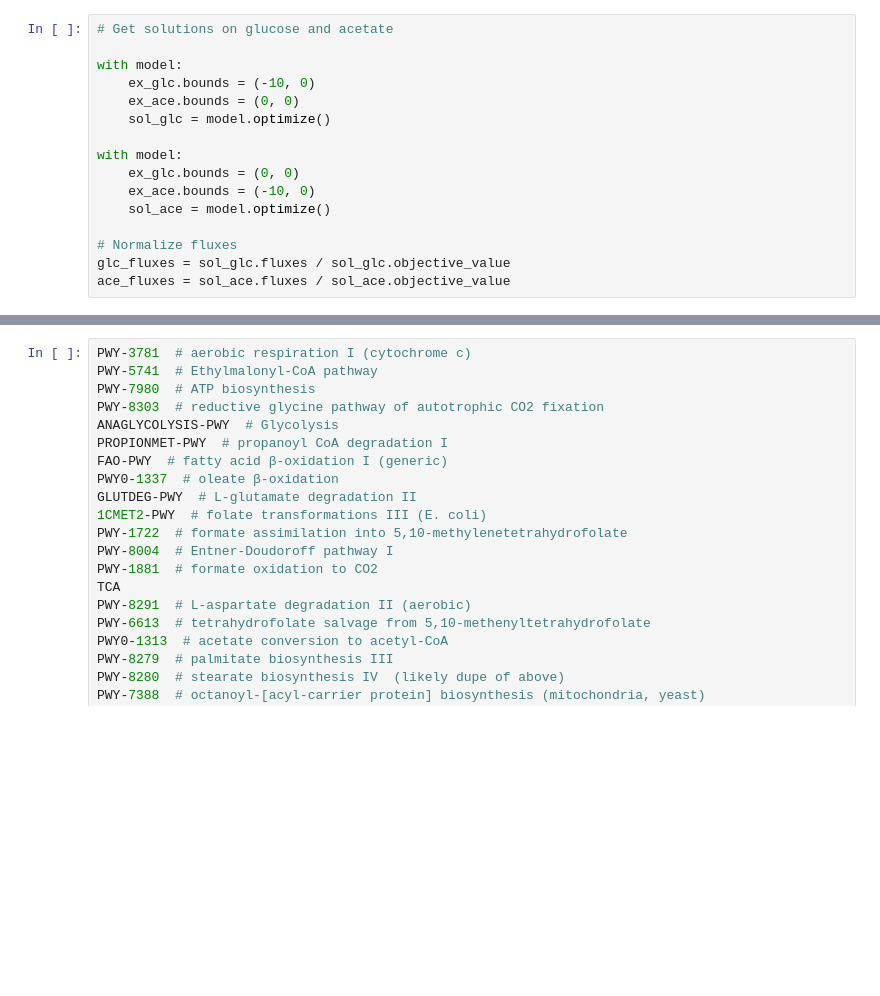
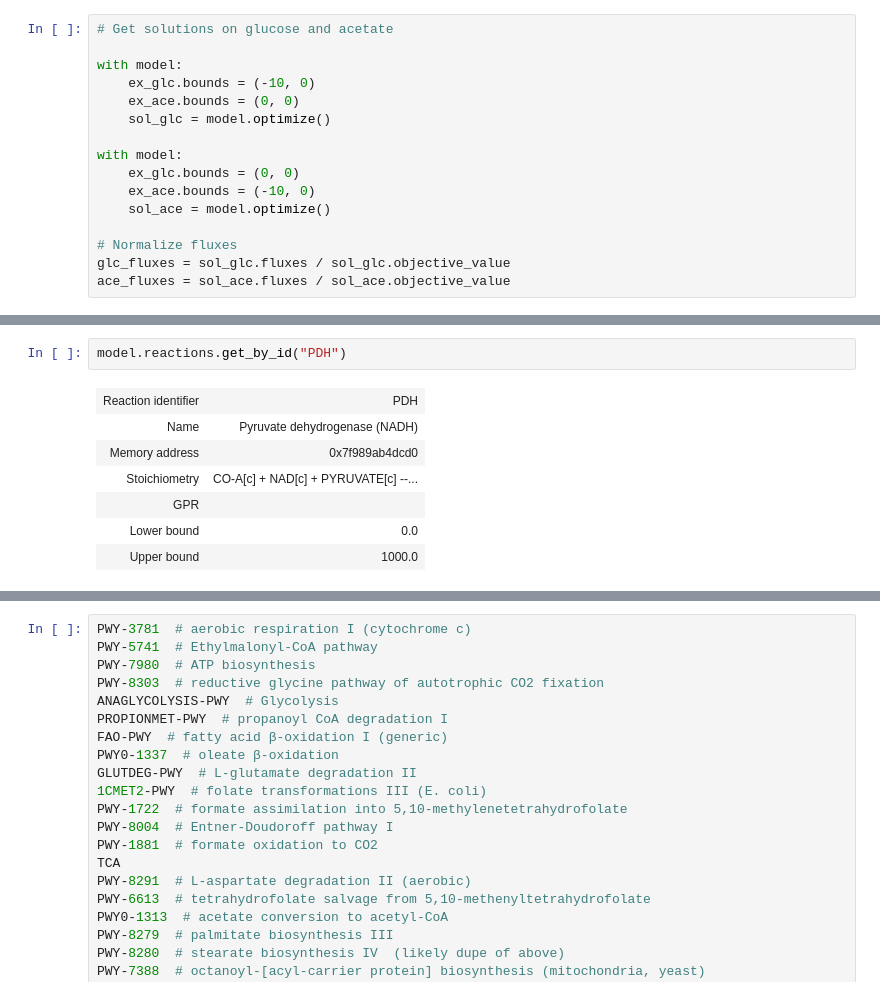
Before and after one commit to C-CoMP-STC/rpom-fba, a Jupyter notebook: figures/heatmap.ipynb, the cells around one changed output, grey strips where cells are left out. Cells and saved outputs as stored; diff of their text form; blank space fills up the shorter version.

```diff
--- a/figures/heatmap.ipynb
+++ b/figures/heatmap.ipynb
@@ -188,3 +340,13 @@ RXN0-1132: NAD[c] + Pyruvate-dehydrogenase-dihydrolipoate[c] --> NADH[c] + PROTO
+# %%
+model.reactions.get_by_id("PDH")
+# %% [output]
+| Reaction identifier | PDH |
+| Name | Pyruvate dehydrogenase (NADH) |
+| Memory address | 0x7f989ab4dcd0 |
+| Stoichiometry | CO-A[c] + NAD[c] + PYRUVATE[c] --... |
+| GPR |  |
+| Lower bound | 0.0 |
+| Upper bound | 1000.0 |
 # %%
 model.reactions.get_by_id("6PFRUCTPHOS-RXN").annotation
 
```
Also changed, not shown: parts of 14 cells of this notebook, 9 other files.
